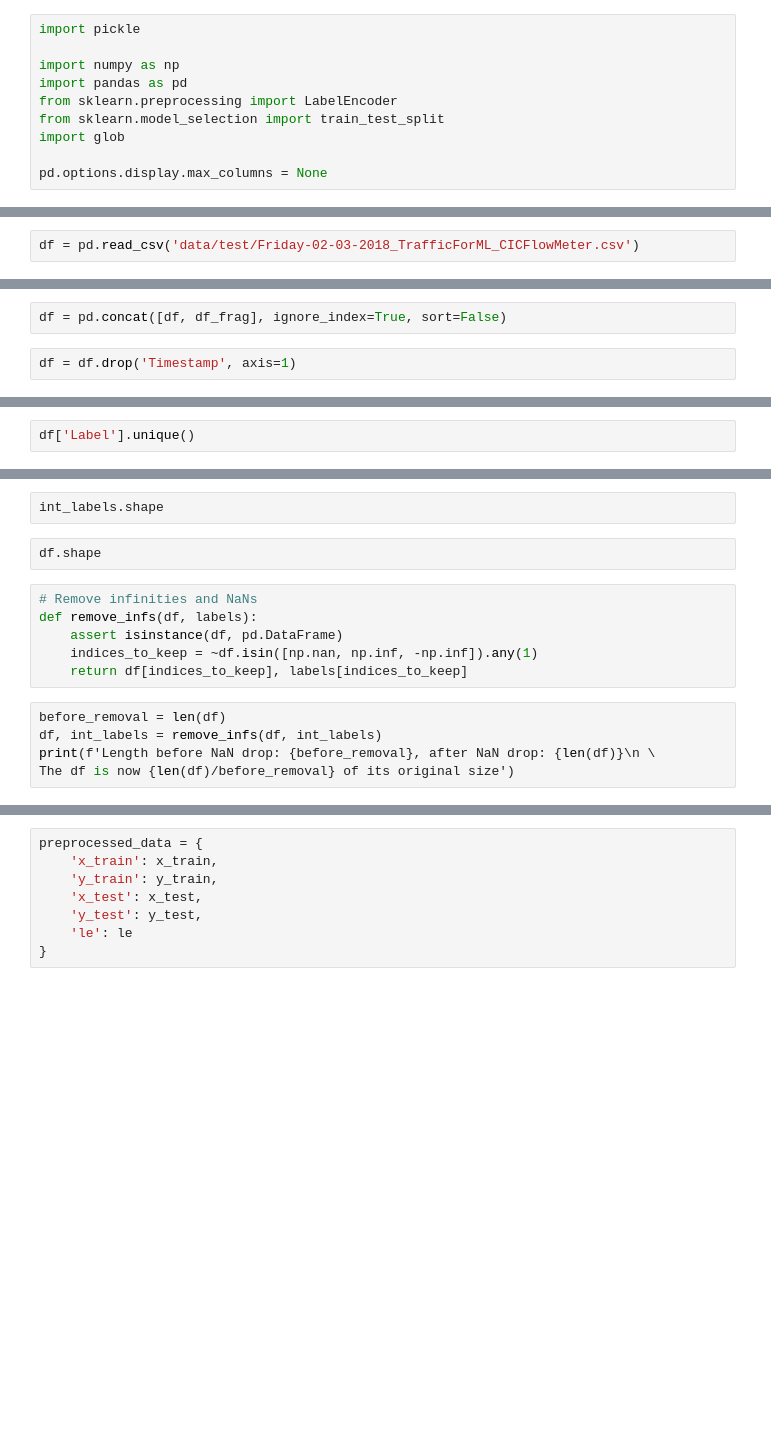
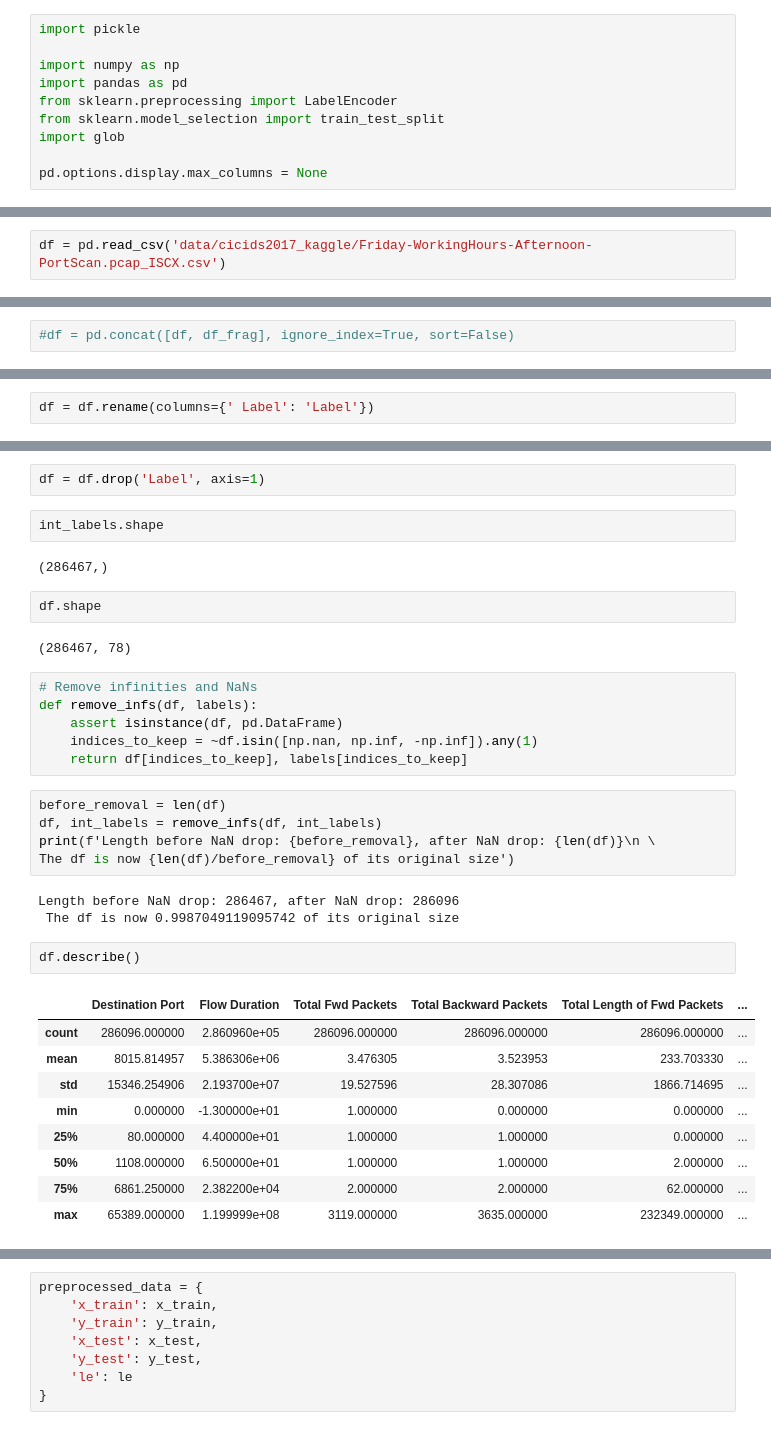
Before and after one commit to PaMemmes/Adding-Interpretability-to-an-Anomaly-Based-Method, a Jupyter notebook: preprocess.ipynb, the cells around one changed output, grey strips where cells are left out. Drawn from its saved outputs; the diff is of its cells as text; blank space fills up the shorter version.

Commit message:
Change structure and add tests

```diff
--- a/preprocess.ipynb
+++ b/preprocess.ipynb
@@ -13,2 +14,2 @@ df_frag = pd.concat(map(pd.read_csv, glob.glob('data/csv_fragmentedV3/*.csv')))
 # %%
-df = pd.read_csv('data/test/Friday-02-03-2018_TrafficForML_CICFlowMeter.csv')
+df = pd.read_csv('data/cicids2017_kaggle/Friday-WorkingHours-Afternoon-PortScan.pcap_ISCX.csv')
@@ -27,4 +30,2 @@ df_frag
 # %%
-df = pd.concat([df, df_frag], ignore_index=True, sort=False)
+#df = pd.concat([df, df_frag], ignore_index=True, sort=False)
-# %%
-df = df.drop('Timestamp', axis=1)
@@ -33,5 +32,5 @@ df.head()
 # %%
-df['Label'].unique()
+df = df.rename(columns={' Label': 'Label'})
 # %%
 le = LabelEncoder()
 le.fit(df.Label)
@@ -56,7 +62,13 @@ df = df.drop('Label', axis=1)
+# %%
+df = df.drop('Label', axis=1)
 # %%
 int_labels.shape
+# %% [output]
+(286467,)
 # %%
 df.shape
+# %% [output]
+(286467, 78)
 # %%
 # Remove infinities and NaNs
 def remove_infs(df, labels):
@@ -68,3 +80,18 @@ before_removal = len(df)
 df, int_labels = remove_infs(df, int_labels)
 print(f'Length before NaN drop: {before_removal}, after NaN drop: {len(df)}\n \
 The df is now {len(df)/before_removal} of its original size')
+# %% [output]
+Length before NaN drop: 286467, after NaN drop: 286096
+ The df is now 0.9987049119095742 of its original size
+# %%
+df.describe()
+# %% [output]
+|  | Destination Port | Flow Duration | Total Fwd Packets | Total Backward Packets | Total Length of Fwd Packets | ... |
+| count | 286096.000000 | 2.860960e+05 | 286096.000000 | 286096.000000 | 286096.000000 | ... |
+| mean | 8015.814957 | 5.386306e+06 | 3.476305 | 3.523953 | 233.703330 | ... |
+| std | 15346.254906 | 2.193700e+07 | 19.527596 | 28.307086 | 1866.714695 | ... |
+| min | 0.000000 | -1.300000e+01 | 1.000000 | 0.000000 | 0.000000 | ... |
+| 25% | 80.000000 | 4.400000e+01 | 1.000000 | 1.000000 | 0.000000 | ... |
+| 50% | 1108.000000 | 6.500000e+01 | 1.000000 | 1.000000 | 2.000000 | ... |
+| 75% | 6861.250000 | 2.382200e+04 | 2.000000 | 2.000000 | 62.000000 | ... |
+| max | 65389.000000 | 1.199999e+08 | 3119.000000 | 3635.000000 | 232349.000000 | ... |
```
Also changed, not shown: parts of 17 cells of this notebook, 9 other files.
